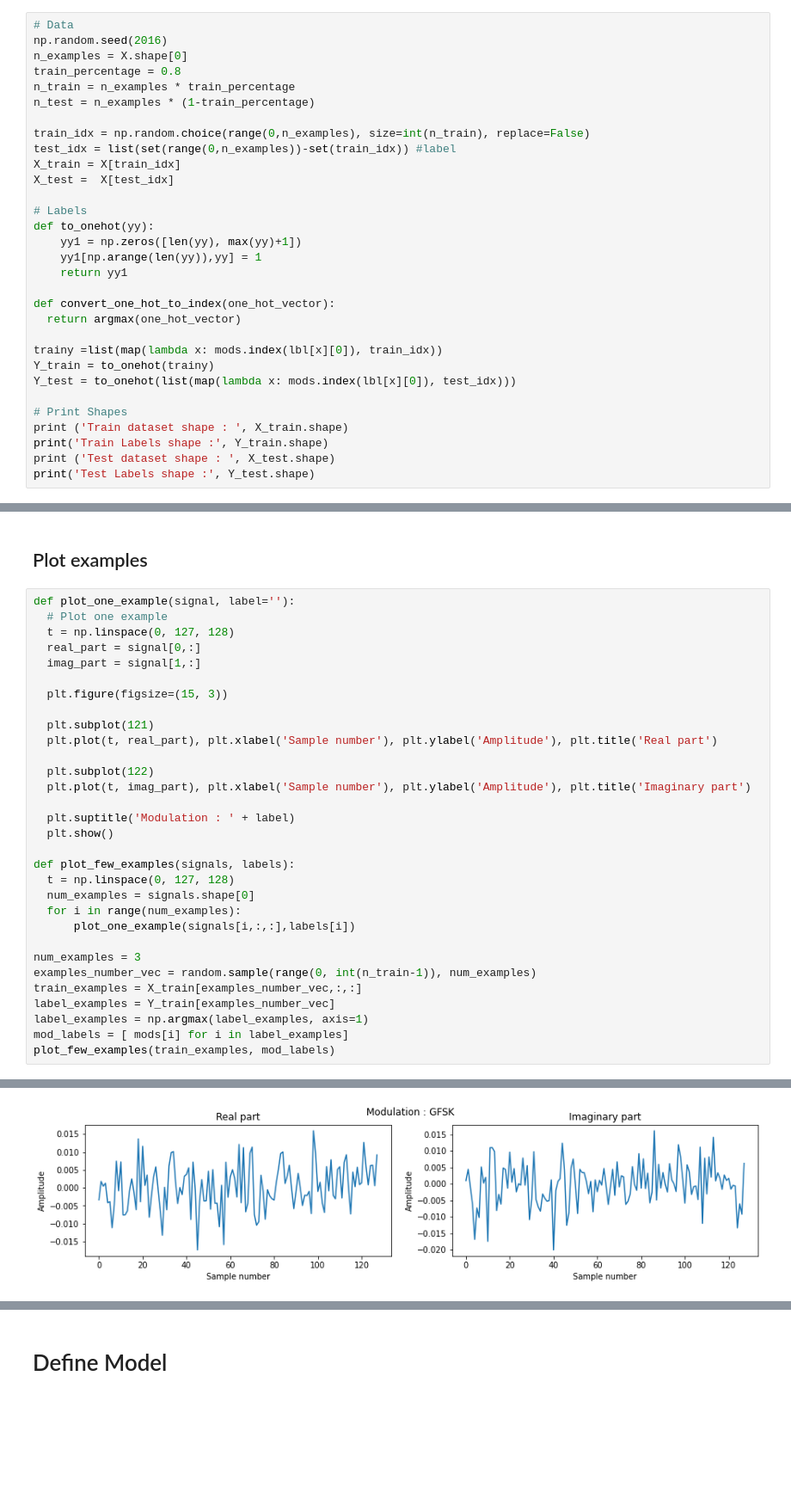
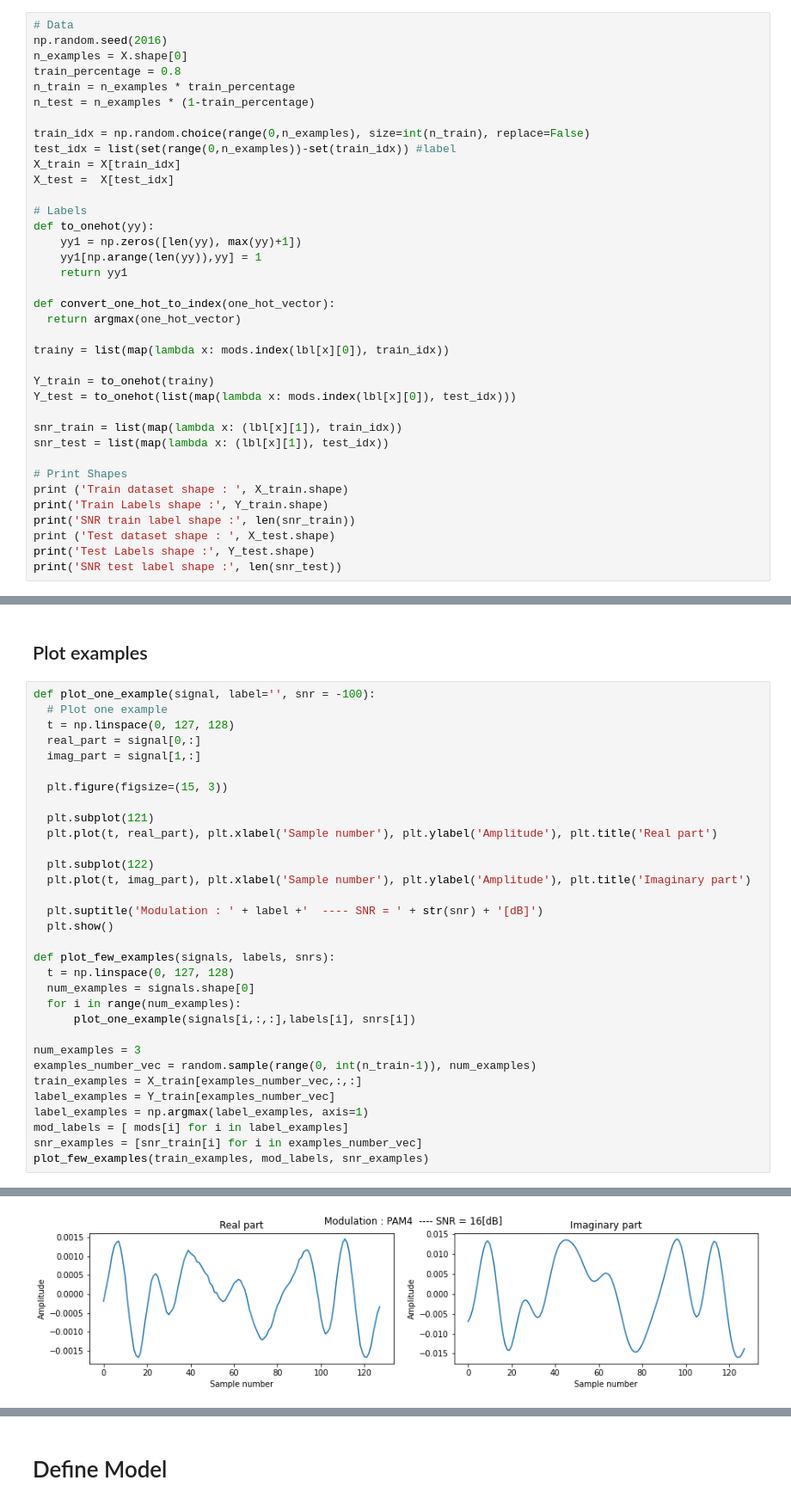
Before and after one commit to YairYarden/DeepCascadingAMC, a Jupyter notebook: DeepCascadingAMC.ipynb, the cells around one changed output, grey strips where cells are left out. Shown at 86% size. Saved outputs shown, nothing was run; the diff lists cells and outputs as text; blank space fills up the shorter version.

Commit message:
Extract snr vector & add snr to plots

```diff
--- a/DeepCascadingAMC.ipynb
+++ b/DeepCascadingAMC.ipynb
@@ -103,15 +105,21 @@ def to_onehot(yy):
 def convert_one_hot_to_index(one_hot_vector):
   return argmax(one_hot_vector)
 
-trainy =list(map(lambda x: mods.index(lbl[x][0]), train_idx))
+trainy = list(map(lambda x: mods.index(lbl[x][0]), train_idx))
+
 Y_train = to_onehot(trainy)
 Y_test = to_onehot(list(map(lambda x: mods.index(lbl[x][0]), test_idx)))
+
+snr_train = list(map(lambda x: (lbl[x][1]), train_idx))
+snr_test = list(map(lambda x: (lbl[x][1]), test_idx))
 
 # Print Shapes
 print ('Train dataset shape : ', X_train.shape)
 print('Train Labels shape :', Y_train.shape)
+print('SNR train label shape :', len(snr_train))
 print ('Test dataset shape : ', X_test.shape)
 print('Test Labels shape :', Y_test.shape)
+print('SNR test label shape :', len(snr_test))
 # %% [output]
 Train dataset shape :  (960000, 2, 128)
 Train Labels shape : (960000, 10)
@@ -120,7 +130,7 @@ Test Labels shape : (240000, 10)
 # %% [markdown]
 ## Plot examples
 # %%
-def plot_one_example(signal, label=''):
+def plot_one_example(signal, label='', snr = -100):
   # Plot one example
   t = np.linspace(0, 127, 128)
   real_part = signal[0,:]
@@ -134,14 +144,14 @@ def plot_one_example(signal, label=''):
   plt.subplot(122)
   plt.plot(t, imag_part), plt.xlabel('Sample number'), plt.ylabel('Amplitude'), plt.title('Imaginary part')
 
-  plt.suptitle('Modulation : ' + label)
+  plt.suptitle('Modulation : ' + label +'  ---- SNR = ' + str(snr) + '[dB]')
   plt.show()
 
-def plot_few_examples(signals, labels):
+def plot_few_examples(signals, labels, snrs):
   t = np.linspace(0, 127, 128)
   num_examples = signals.shape[0]
   for i in range(num_examples):
-      plot_one_example(signals[i,:,:],labels[i])
+      plot_one_example(signals[i,:,:],labels[i], snrs[i])
 
 num_examples = 3
 examples_number_vec = random.sample(range(0, int(n_train-1)), num_examples)
@@ -149,5 +159,6 @@ train_examples = X_train[examples_number_vec,:,:]
 label_examples = Y_train[examples_number_vec]
 label_examples = np.argmax(label_examples, axis=1)
 mod_labels = [ mods[i] for i in label_examples]
-plot_few_examples(train_examples, mod_labels)
+snr_examples = [snr_train[i] for i in examples_number_vec]
+plot_few_examples(train_examples, mod_labels, snr_examples)
 # %% [output]
@@ -155 +166 @@ plot_few_examples(train_examples, mod_labels)
-[figure, old version]
+[figure, new version]
```
Also changed, not shown: parts of 5 cells of this notebook.
